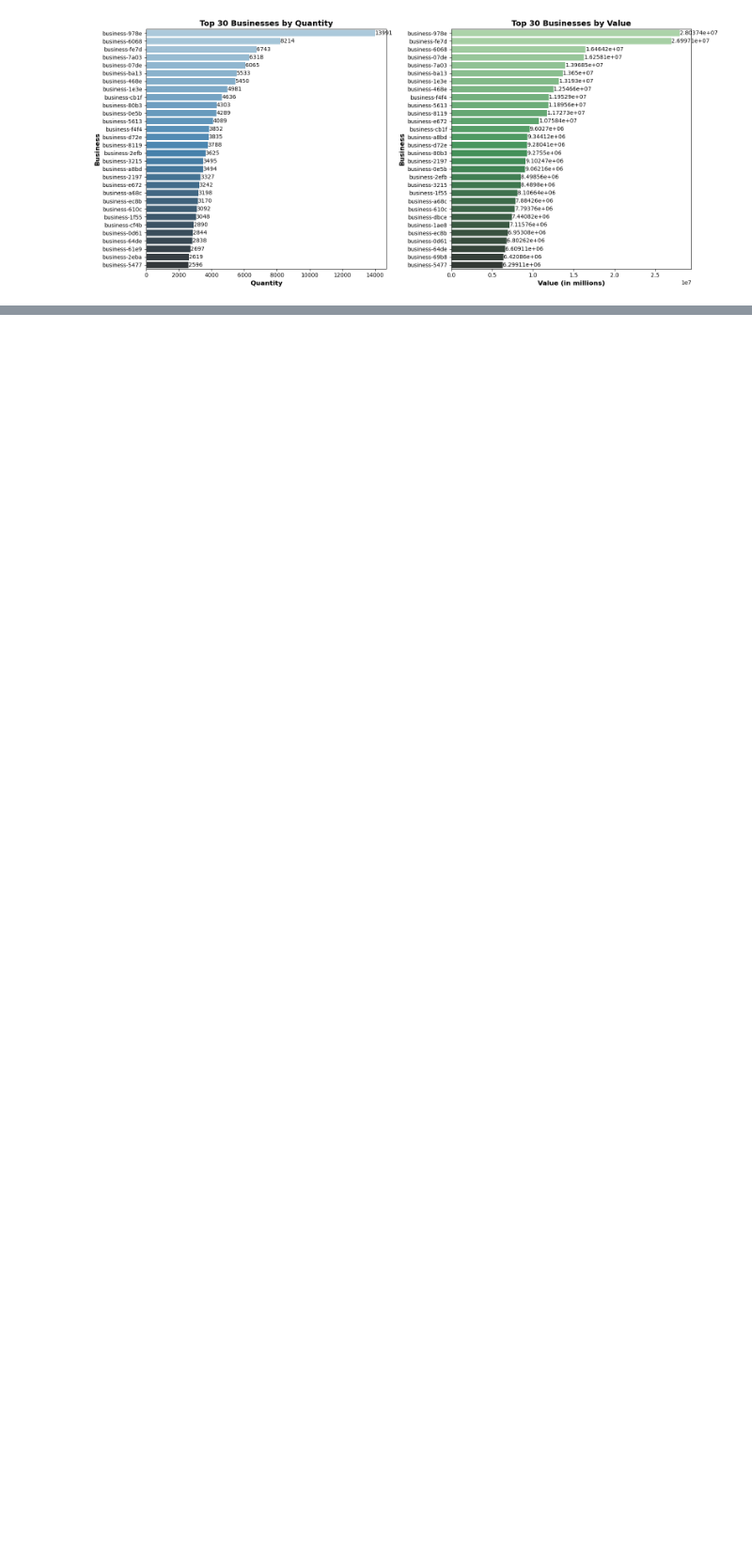
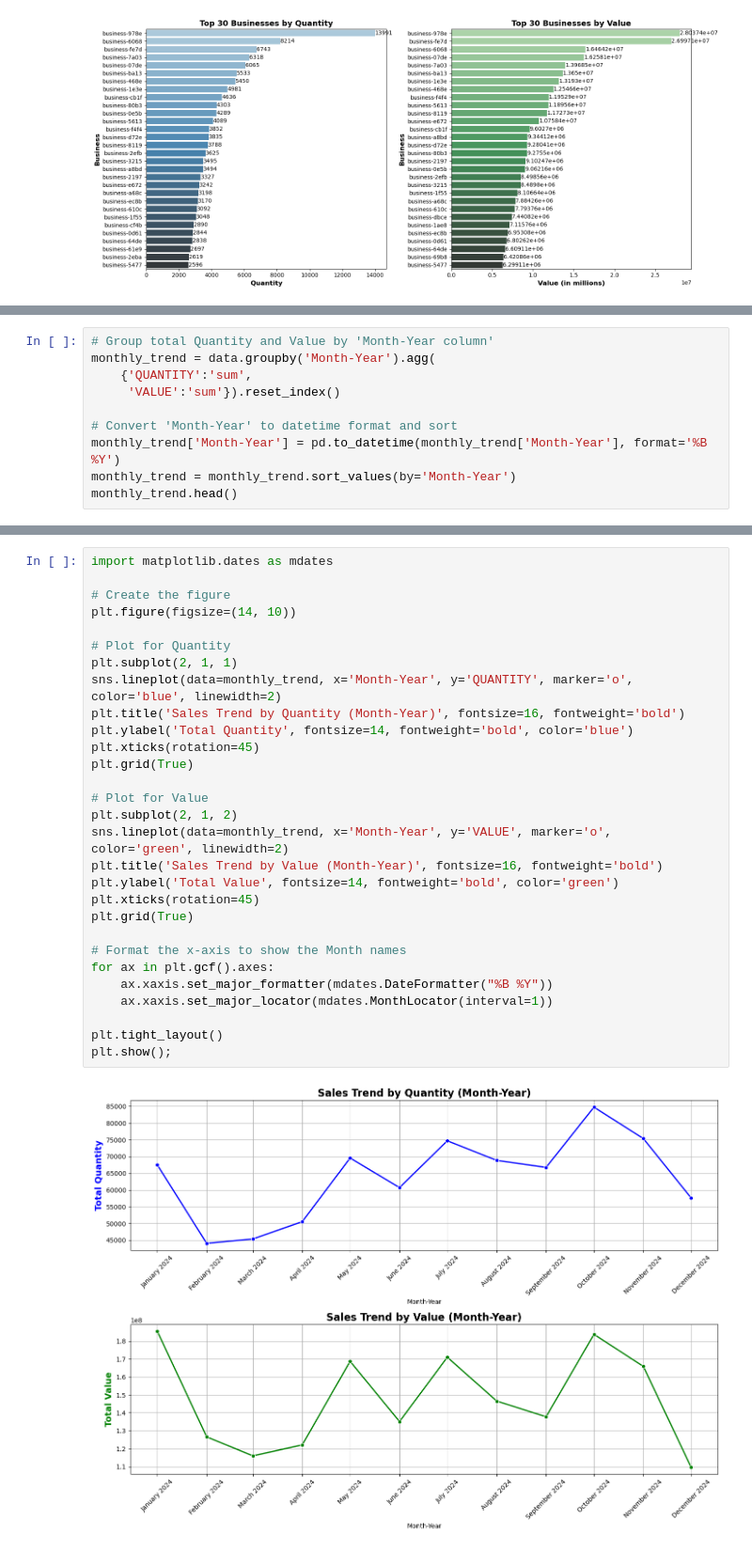
Before and after one commit to PaulMuniu/Kwanza-Tukule-Data-Analysis, a Jupyter notebook: Kwanza_Tukule.ipynb, the cells around one changed output, grey strips where cells are left out. Shown: that part at 94% size. Drawn from its saved outputs; the diff is of its cells as text; blank space fills up the shorter version.

Commit message:
Sales trent

```diff
--- a/Kwanza_Tukule.ipynb
+++ b/Kwanza_Tukule.ipynb
@@ -385,0 +401,10 @@ plt.show();
+# %%
+# Group total Quantity and Value by 'Month-Year column'
+monthly_trend = data.groupby('Month-Year').agg(
+    {'QUANTITY':'sum',
+     'VALUE':'sum'}).reset_index()
+
+# Convert 'Month-Year' to datetime format and sort
+monthly_trend['Month-Year'] = pd.to_datetime(monthly_trend['Month-Year'], format='%B %Y')
+monthly_trend = monthly_trend.sort_values(by='Month-Year')
+monthly_trend.head()
@@ -385,0 +428,31 @@ plt.show();
+# %%
+import matplotlib.dates as mdates
+
+# Create the figure
+plt.figure(figsize=(14, 10))
+
+# Plot for Quantity
+plt.subplot(2, 1, 1)
+sns.lineplot(data=monthly_trend, x='Month-Year', y='QUANTITY', marker='o', color='blue', linewidth=2)
+plt.title('Sales Trend by Quantity (Month-Year)', fontsize=16, fontweight='bold')
+plt.ylabel('Total Quantity', fontsize=14, fontweight='bold', color='blue')
+plt.xticks(rotation=45)
+plt.grid(True)
+
+# Plot for Value
+plt.subplot(2, 1, 2)
+sns.lineplot(data=monthly_trend, x='Month-Year', y='VALUE', marker='o', color='green', linewidth=2)
+plt.title('Sales Trend by Value (Month-Year)', fontsize=16, fontweight='bold')
+plt.ylabel('Total Value', fontsize=14, fontweight='bold', color='green')
+plt.xticks(rotation=45)
+plt.grid(True)
+
+# Format the x-axis to show the Month names
+for ax in plt.gcf().axes:
+    ax.xaxis.set_major_formatter(mdates.DateFormatter("%B %Y"))
+    ax.xaxis.set_major_locator(mdates.MonthLocator(interval=1))
+
+plt.tight_layout()
+plt.show();
+# %% [output]
+[figure, added]
```
Also changed, not shown: parts of 7 cells of this notebook.
